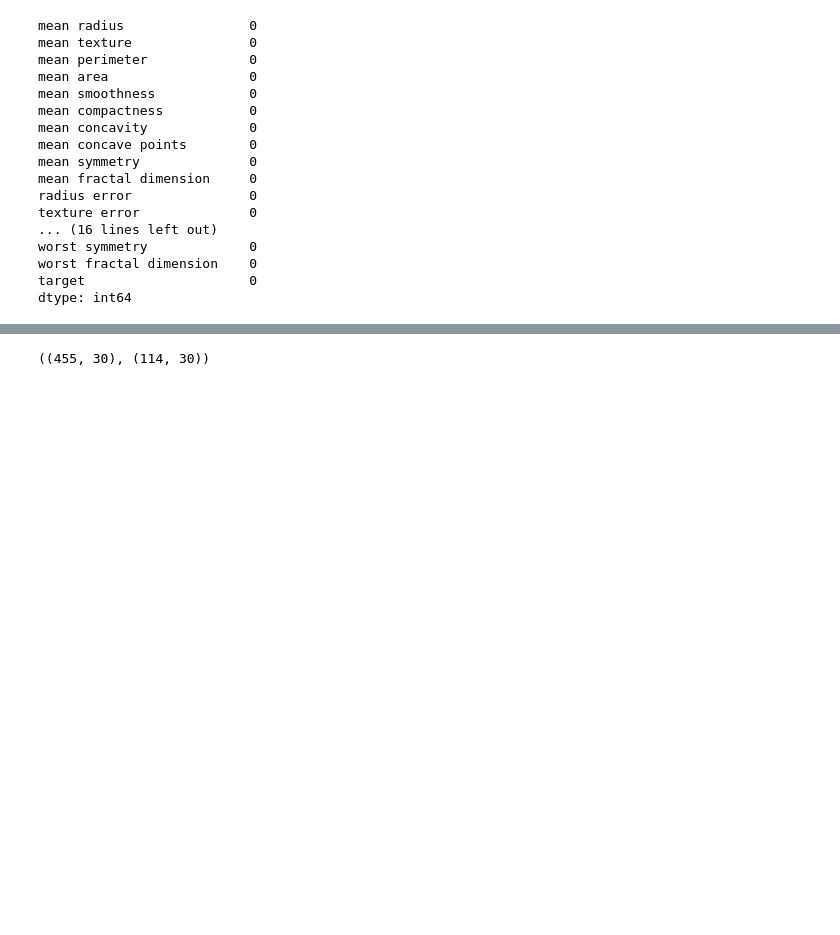
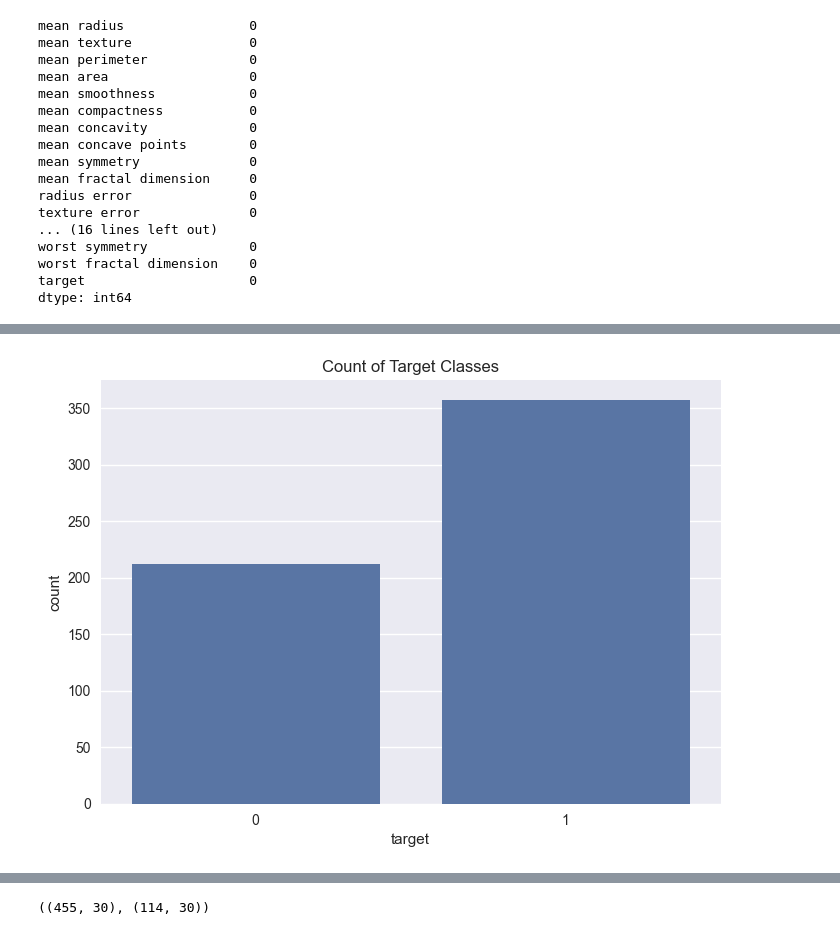
Before and after one commit to Hossein0213/breast_cancer_prediction, a Jupyter notebook: NoteBooks/01_Data_Loading.ipynb, the cells around one changed output, grey strips where cells are left out. Cells and saved outputs as stored; diff of their text form; code cells hidden in the pictures; blank space fills up the shorter version.

```diff
--- a/NoteBooks/01_Data_Loading.ipynb
+++ b/NoteBooks/01_Data_Loading.ipynb
@@ -75,0 +91,6 @@ dtype: int64
+# %%
+sns.countplot(data=df, x='target')
+plt.title("Count of Target Classes")
+plt.show()
+# %% [output]
+[figure, added]
```
Also changed, not shown: parts of 12 cells of this notebook, 5 other files.
